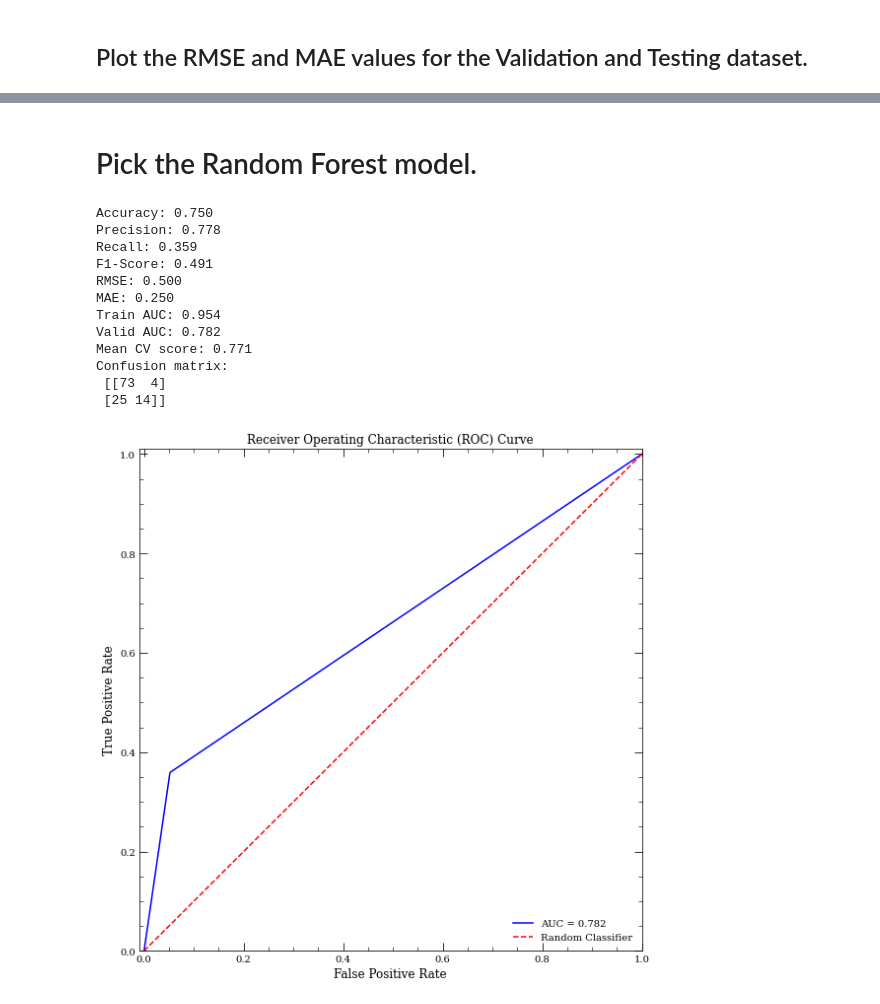
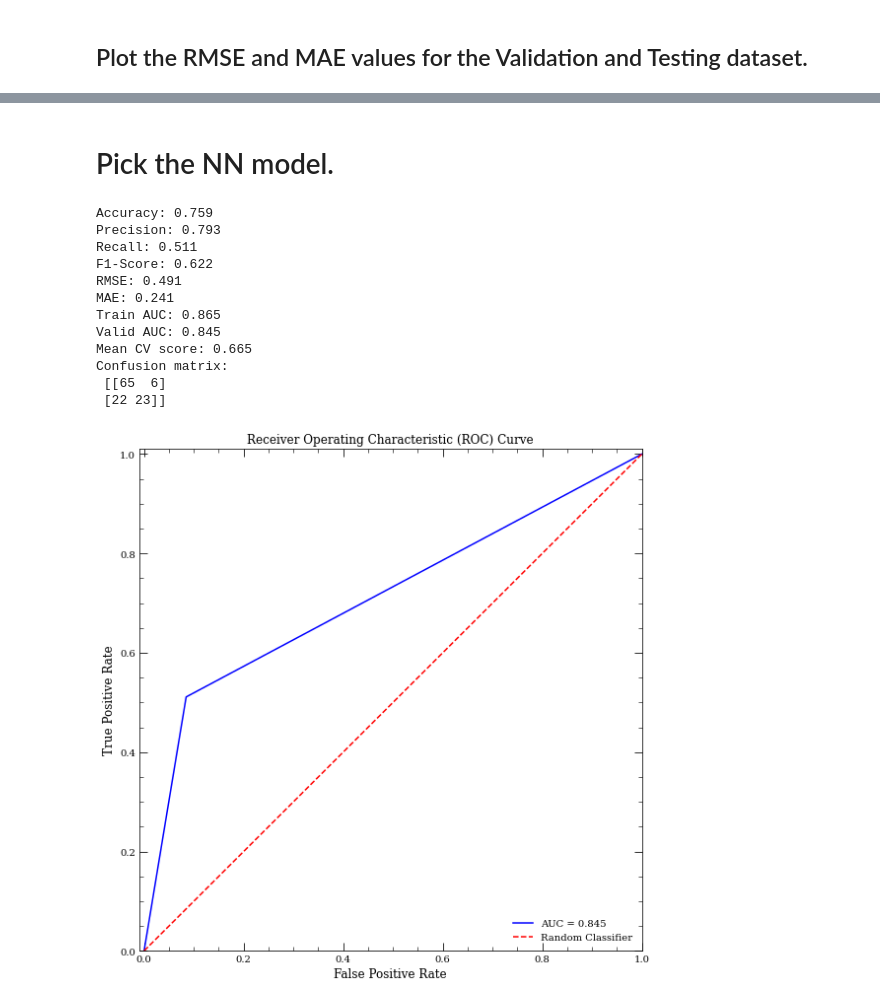
Before and after one commit to ARosenswie/MaLeD, a Jupyter notebook: diabetic_data/scripts/diabetic_ml.ipynb, the cells around one changed output, grey strips where cells are left out. Saved outputs shown, nothing was run; the diff lists cells and outputs as text; code cells hidden in the pictures.

```diff
--- a/diabetic_data/scripts/diabetic_ml.ipynb
+++ b/diabetic_data/scripts/diabetic_ml.ipynb
@@ -420,20 +420,20 @@ plt.show()
 # %% [markdown]
-# Pick the Random Forest model.
+# Pick the NN model.
 # %%
-Y_train_proba = rf_model.predict_proba(X_train)[:, 1] # Probability of positive class
-Y_valid_proba = rf_model.predict_proba(X_valid)[:, 1] # Probability of positive class
+Y_train_proba = NN_model.predict_proba(X_train)[:, 1] # Probability of positive class
+Y_valid_proba = NN_model.predict_proba(X_valid)[:, 1] # Probability of positive class
 
 # Calculate evaluation metrics for the validation dataset
-accuracy = accuracy_score(Y_valid, rf_valid_pred)
-precision = precision_score(Y_valid, rf_valid_pred, average="binary")
-recall = recall_score(Y_valid, rf_valid_pred, average="binary")
-f1 = f1_score(Y_valid, rf_valid_pred, average="binary")
+accuracy = accuracy_score(Y_valid, NN_valid_pred)
+precision = precision_score(Y_valid, NN_valid_pred, average="binary")
+recall = recall_score(Y_valid, NN_valid_pred, average="binary")
+f1 = f1_score(Y_valid, NN_valid_pred, average="binary")
 train_auc = roc_auc_score(Y_train, Y_train_proba)
 valid_auc = roc_auc_score(Y_valid, Y_valid_proba)
-conf_matrix = confusion_matrix(Y_valid, rf_valid_pred)
-cv_scores = cross_val_score(rf_model, X, Y, cv=5)
-rmse = mean_squared_error(Y_valid, rf_valid_pred, squared=False)
-mae = mean_absolute_error(Y_valid, rf_valid_pred)
+conf_matrix = confusion_matrix(Y_valid, NN_valid_pred)
+cv_scores = cross_val_score(NN_model, X, Y, cv=5)
+rmse = mean_squared_error(Y_valid, NN_valid_pred, squared=False)
+mae = mean_absolute_error(Y_valid, NN_valid_pred)
 
 #Print the evaluation metrics
 print("Accuracy: {:.3f}".format(accuracy))
@@ -447,38 +447,38 @@ print("Valid AUC: {:.3f}".format(valid_auc))
 print('Mean CV score: {:.3f}'.format(cv_scores.mean()))
 print("Confusion matrix:\n", conf_matrix)
 # %% [output]
-Accuracy: 0.750
-Precision: 0.778
-Recall: 0.359
-F1-Score: 0.491
-RMSE: 0.500
-MAE: 0.250
-Train AUC: 0.954
-Valid AUC: 0.782
-Mean CV score: 0.771
+Accuracy: 0.759
+Precision: 0.793
+Recall: 0.511
+F1-Score: 0.622
+RMSE: 0.491
+MAE: 0.241
+Train AUC: 0.865
+Valid AUC: 0.845
+Mean CV score: 0.665
 Confusion matrix:
- [[73  4]
- [25 14]]
+ [[65  6]
+ [22 23]]
 # %%
 fig, ax = plt.subplots(figsize=(8, 8))
 # Compute the false positive rate, true positive rate, and threshold values required for plotting the ROC curve
-fpr, tpr, thresholds = roc_curve(Y_valid, rf_valid_pred)
+fpr, tpr, thresholds = roc_curve(Y_valid, NN_valid_pred)
 
 # Plot the ROC curve
 plt.plot(fpr, tpr, label='AUC = {:.3f}'.format(valid_auc), color="blue")
 plt.plot([0, 1], [0, 1], linestyle='--', label='Random Classifier', color="red")
 plt.xlabel('False Positive Rate', fontsize=12)
 
 ax.minorticks_on()
 ax.xaxis.set_ticks_position("both")
 ax.tick_params(top=True, right=True, which='major', direction='in', length=8, labelbottom=True, labeltop=False)
 ax.tick_params(top=True, right=True, which='minor', direction='in', length=4)
 ax.set_ylim(0,1.01)
 ax.set_xlim(-0.01,1)
 plt.ylabel('True Positive Rate', fontsize=12)
 plt.title('Receiver Operating Characteristic (ROC) Curve', fontsize=12)
 plt.legend(loc="lower right", frameon=False)
 fig.tight_layout()
 plt.show();
 # %% [output]
-[figure, old version]
+[figure, new version]
```
Also changed, not shown: parts of 7 cells of this notebook.
